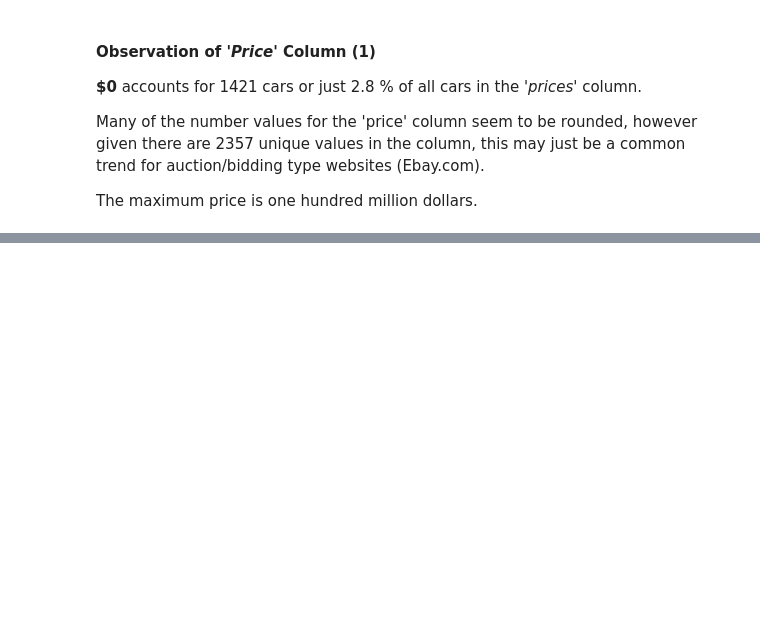
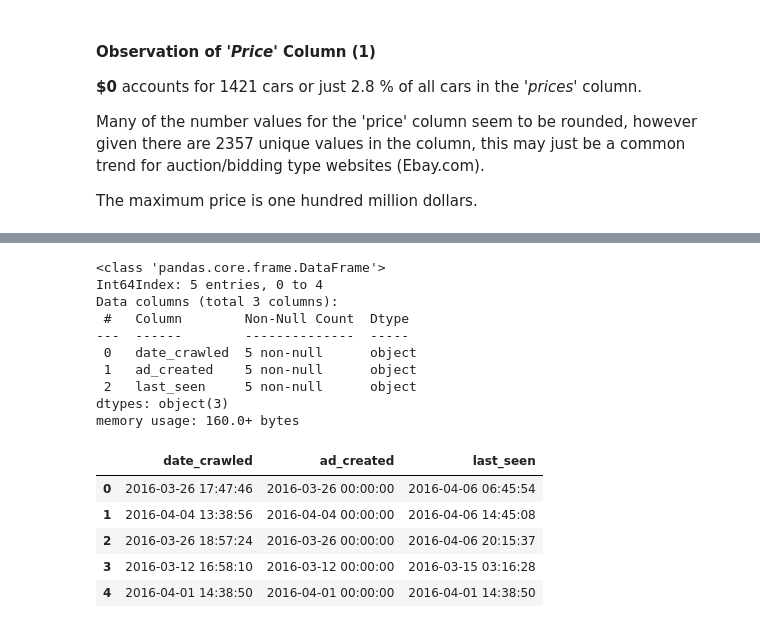
Before and after one commit to drusho/data_analysis, a Jupyter notebook: Exploring_Car_Sales_Data.ipynb, the cells around one changed output, grey strips where cells are left out. Cells and saved outputs as stored; diff of their text form; code cells hidden in the pictures; blank space fills up the shorter version.

```diff
--- a/Exploring_Car_Sales_Data.ipynb
+++ b/Exploring_Car_Sales_Data.ipynb
@@ -370,0 +450,20 @@ Name: price, Length: 2346, dtype: int64
+# %%
+df[['date_crawled', 'ad_created', 'last_seen']][0:5].info()
+df[['date_crawled', 'ad_created', 'last_seen']][0:5]
+# %% [output]
+<class 'pandas.core.frame.DataFrame'>
+Int64Index: 5 entries, 0 to 4
+Data columns (total 3 columns):
+ #   Column        Non-Null Count  Dtype
+---  ------        --------------  -----
+ 0   date_crawled  5 non-null      object
+ 1   ad_created    5 non-null      object
+ 2   last_seen     5 non-null      object
+dtypes: object(3)
+memory usage: 160.0+ bytes
+|  | date_crawled | ad_created | last_seen |
+| 0 | 2016-03-26 17:47:46 | 2016-03-26 00:00:00 | 2016-04-06 06:45:54 |
+| 1 | 2016-04-04 13:38:56 | 2016-04-04 00:00:00 | 2016-04-06 14:45:08 |
+| 2 | 2016-03-26 18:57:24 | 2016-03-26 00:00:00 | 2016-04-06 20:15:37 |
+| 3 | 2016-03-12 16:58:10 | 2016-03-12 00:00:00 | 2016-03-15 03:16:28 |
+| 4 | 2016-04-01 14:38:50 | 2016-04-01 00:00:00 | 2016-04-01 14:38:50 |
```
Also changed, not shown: parts of 20 cells of this notebook.
